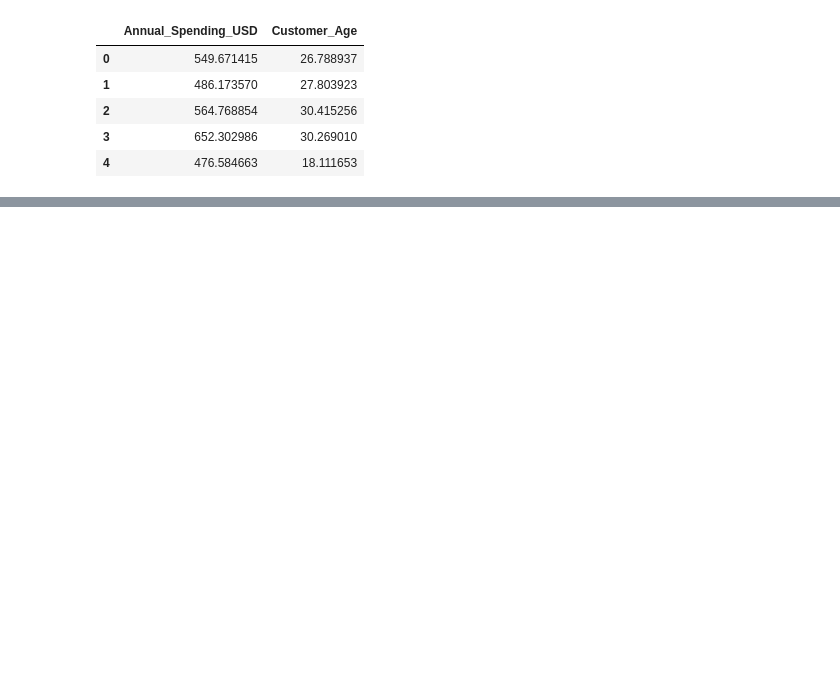
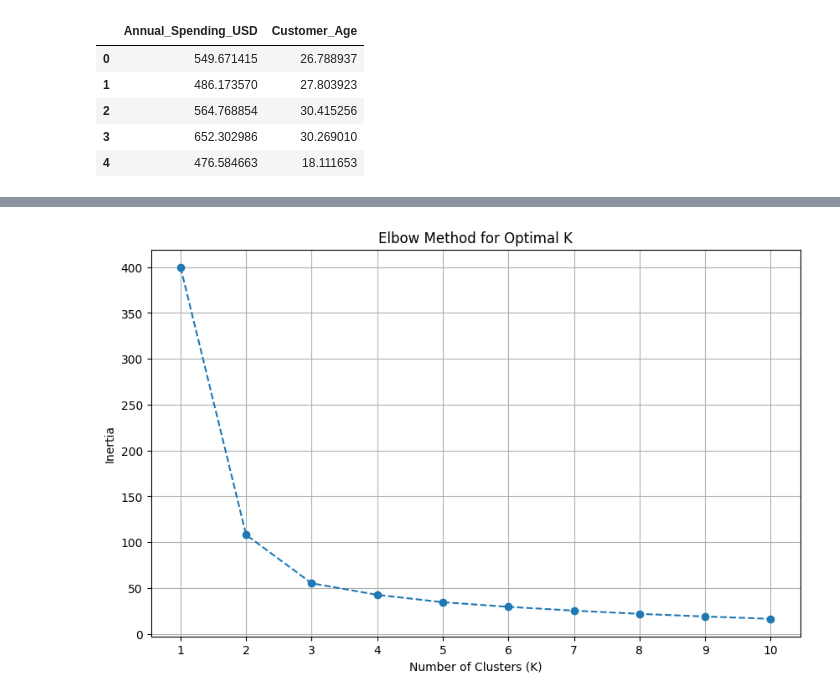
Before and after one commit to mrmyothet/Practical-ML, a Jupyter notebook: machine_learning/K-Means-Clustering/k_mean_clustering_framework.ipynb, the cells around one changed output, grey strips where cells are left out. Saved outputs shown, nothing was run; the diff lists cells and outputs as text; code cells hidden in the pictures; blank space fills up the shorter version.

```diff
--- a/machine_learning/K-Means-Clustering/k_mean_clustering_framework.ipynb
+++ b/machine_learning/K-Means-Clustering/k_mean_clustering_framework.ipynb
@@ -39,0 +74,20 @@ df.head()
+# %%
+inertias = []
+max_k = 10 # Test K from 1 to 10
+
+for k in range(1, max_k + 1):
+    kmeans = KMeans(n_clusters=k, random_state=42, n_init=10) # n_init for robustness
+    kmeans.fit(X_scaled)
+
+    inertias.append(kmeans.inertia_) #  sum of squared distances between each data point
+
+plt.figure(figsize=(10, 6))
+plt.plot(range(1, max_k + 1), inertias, marker='o', linestyle='--')
+plt.xlabel("Number of Clusters (K)")
+plt.ylabel("Inertia")
+plt.title("Elbow Method for Optimal K")
+plt.xticks(range(1, max_k + 1))
+plt.grid(True)
+plt.show()
+# %% [output]
+[figure, added]
```
Also changed, not shown: parts of 5 cells of this notebook.
